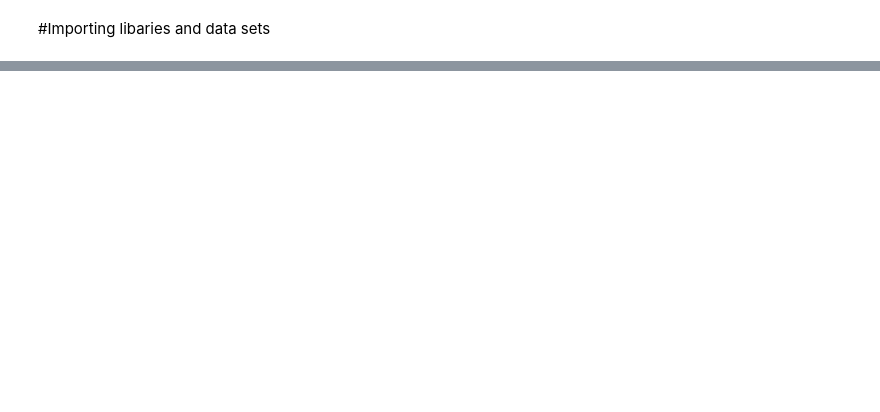
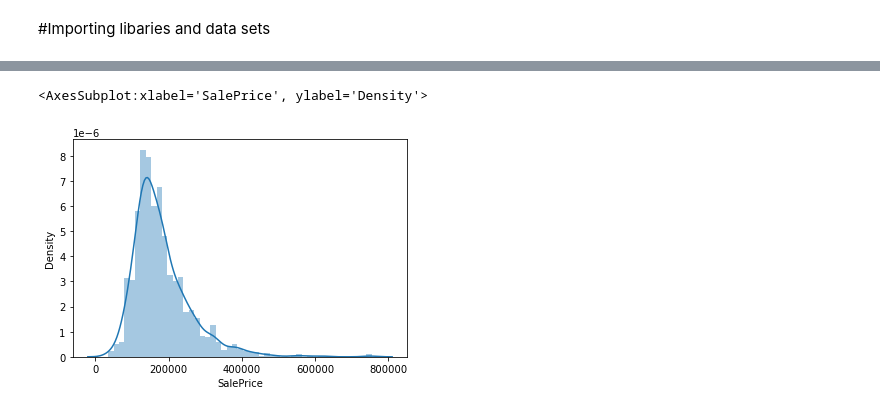
Before and after one commit to mrnguyener21/House-Prices-Analysis, a Jupyter notebook: house_prices_ml.ipynb, the cells around one changed output, grey strips where cells are left out. Drawn from its saved outputs; the diff is of its cells as text; code cells hidden in the pictures; blank space fills up the shorter version.

```diff
--- a/house_prices_ml.ipynb
+++ b/house_prices_ml.ipynb
@@ -45,7 +31,7 @@ Once Completed I will evaluate the ones that did result with positive regression
 -FullBath: Similar to Bedroom
 -HalfBath: Similar to bedroom
 # %%
-train = train[['Neighborhood', 'MSZoning','LotArea','BldgType','HouseStyle','OverallQual','OverallCond','YearBuilt','BedroomAbvGr','FullBath','HalfBath','SalePrice']]
+train = train[['Neighborhood', 'MSZoning','GrLivArea','BldgType','HouseStyle','OverallQual','OverallCond','YearBuilt','BedroomAbvGr','FullBath','HalfBath','SalePrice']]
 print(train.info())
 # %% [output]
 <class 'pandas.core.frame.DataFrame'>
@@ -70,0 +91,5 @@ None
+# %%
+sns.distplot(train['SalePrice'])
+# %% [output]
+<AxesSubplot:xlabel='SalePrice', ylabel='Density'>
+[figure, added]
```
Also changed, not shown: parts of 10 cells of this notebook, 1 other file.
